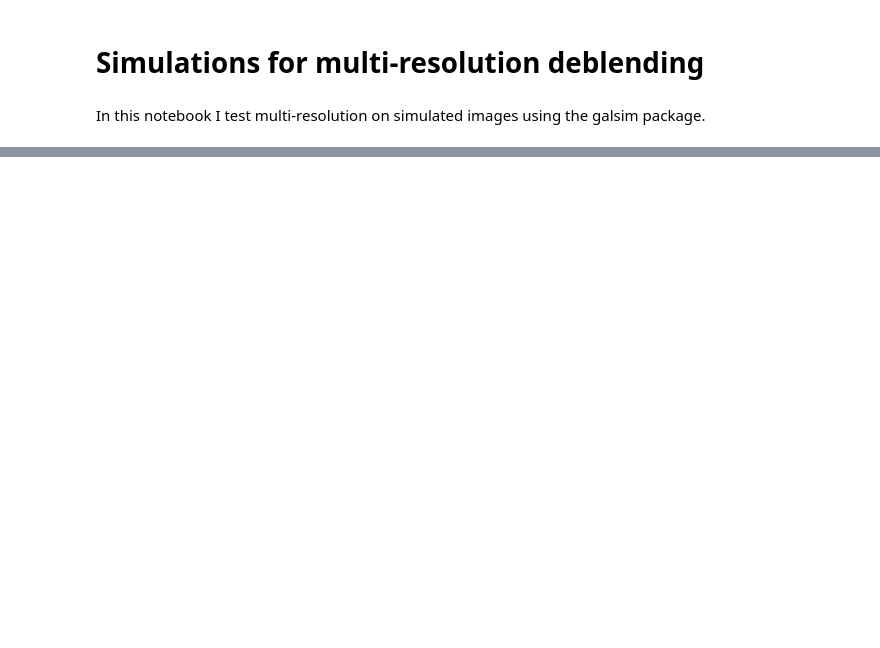
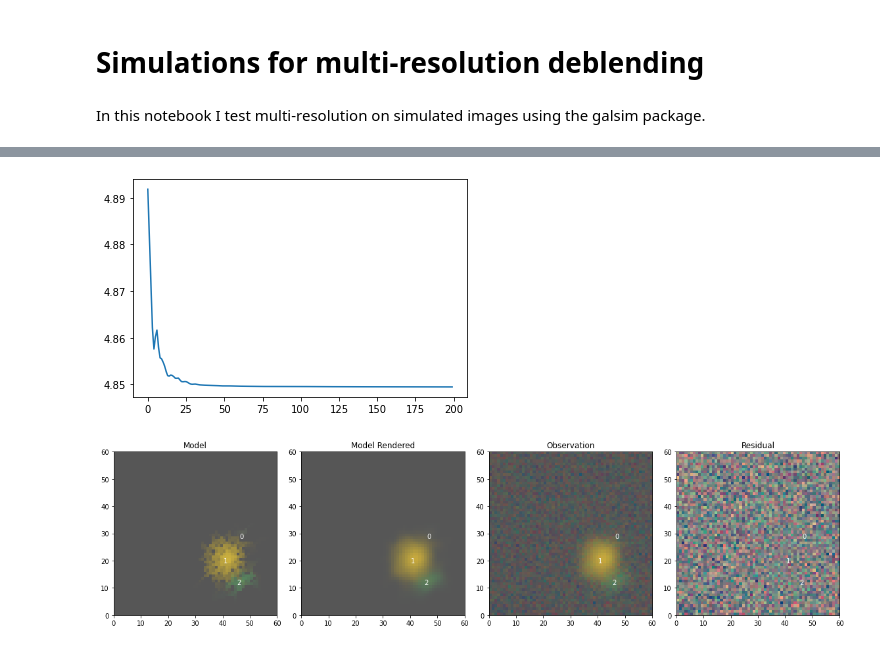
Before and after one commit to herjy/Multi_resolution_comparison, a Jupyter notebook: Simulated_multiresolution/Simulated_mr_scenes.ipynb, the cells around one changed output, grey strips where cells are left out. Cells and saved outputs as stored; diff of their text form; code cells hidden in the pictures; blank space fills up the shorter version.

```diff
--- a/Simulated_multiresolution/Simulated_mr_scenes.ipynb
+++ b/Simulated_multiresolution/Simulated_mr_scenes.ipynb
@@ -184,34 +195,36 @@ observation = scarlet.Observation(
     psf=scarlet.ImagePSF(psf_lr),
     channels=channels_lr).match(model_frame)
 
 
 sources = []
 for i in range(len(Xtrue)):
     new_source = scarlet.ExtendedSource(model_frame, (Ytrue[i], Xtrue[i]), observation)
     sources.append(new_source)
-set_spectra_to_match(sources, observation)
 blend = scarlet.Blend(sources, observation)
 
 blend.fit(200, e_rel=1e-8)
 plt.plot(np.log10(np.array(np.abs(blend.loss))))
 plt.show()
 
 scarlet.display.show_scene(sources,
                            norm = AsinhMapping(minimum=-10, stretch=10, Q=10),
                            observation=observation,
                            show_rendered=True,
                            show_observed=True,
                            show_residual=True)
 plt.show()
 
 s = sources[0].get_model(frame=model_frame)
 model = observation.render(s)
 
 
 res = lr-model
 res /= np.max(res)
 
 pos = np.where(res == np.max(res))
+# %% [output]
+[figure, added]
+[figure, added]
 # %%
 norms = [lr_norm, hr_norm]
 try:
```
Also changed, not shown: parts of 7 cells of this notebook, 10 other files.
